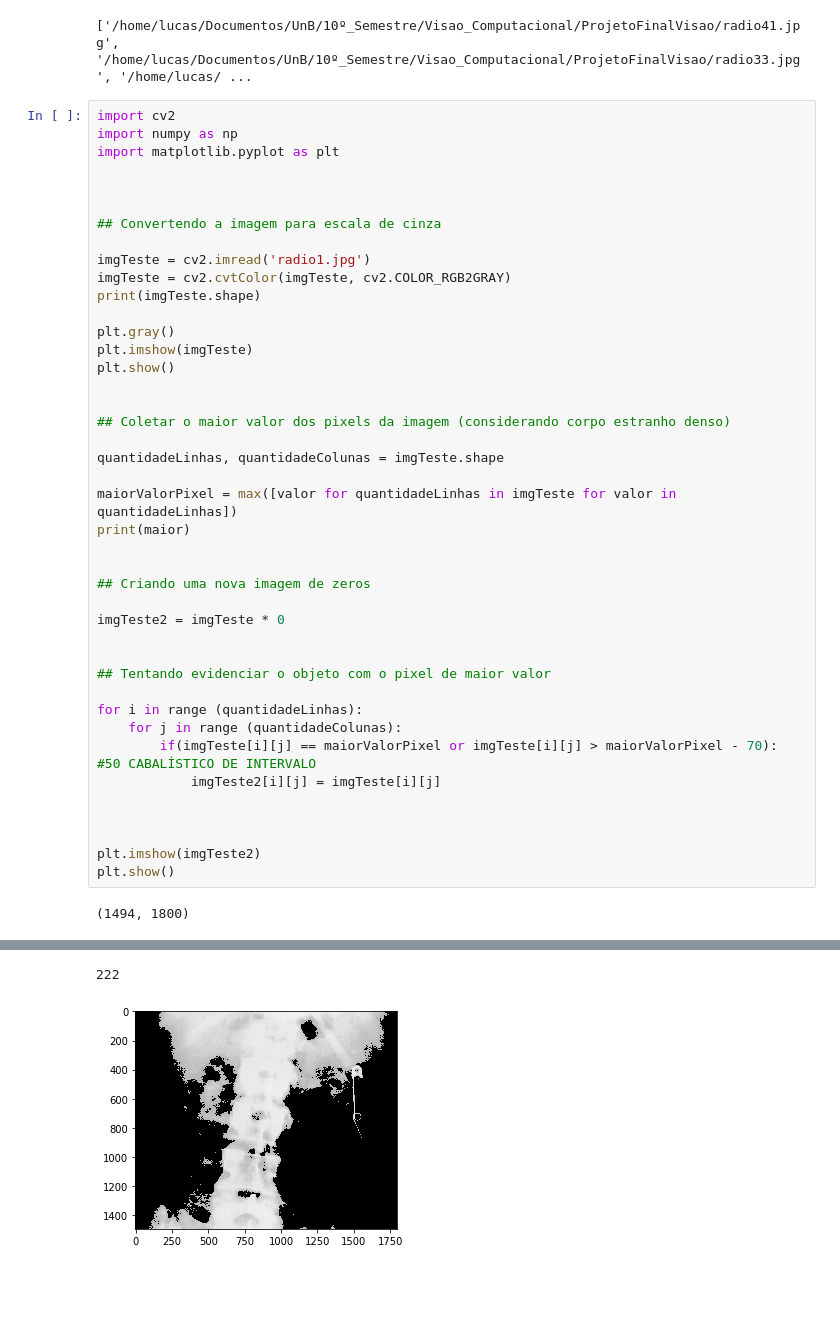
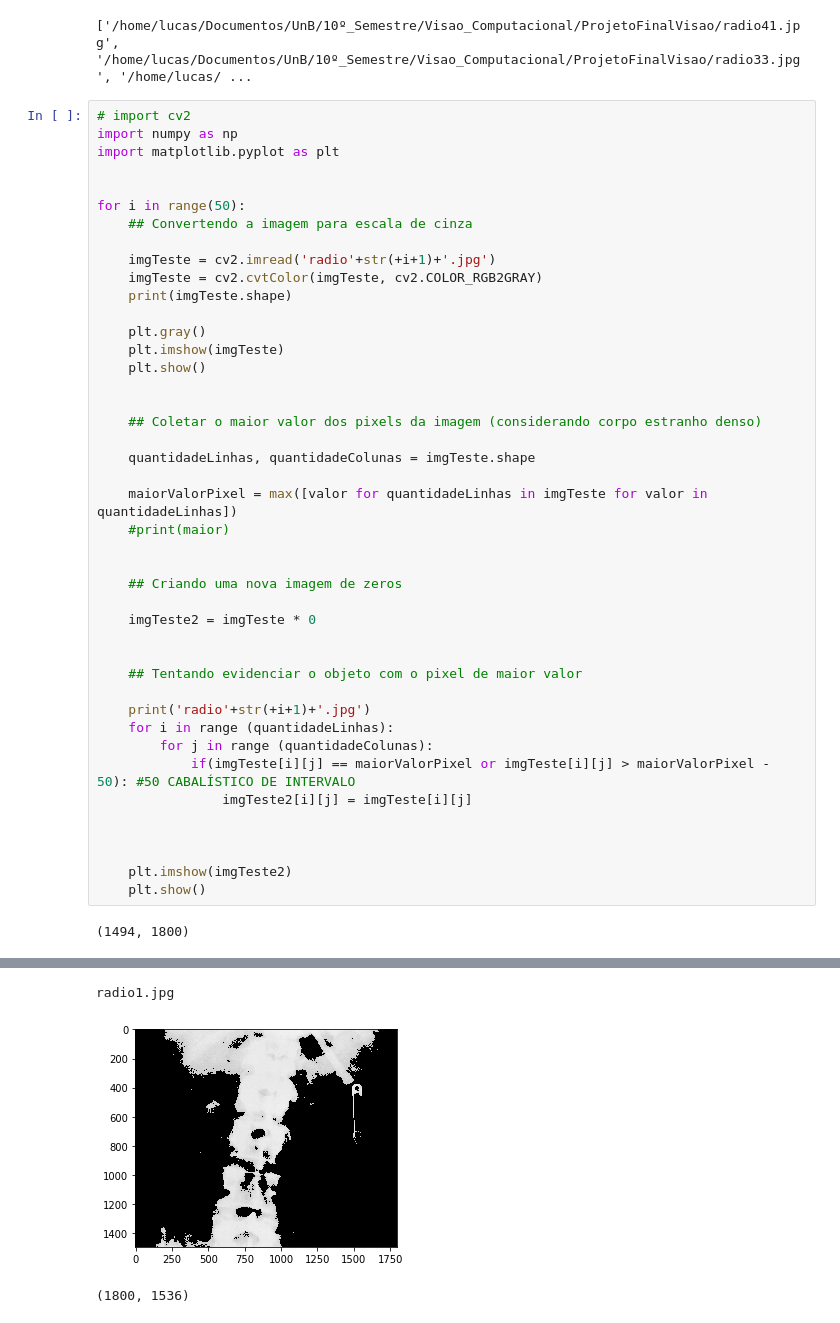
Before and after one commit to TrabalhosDaUnB/ProjetoFinalVisao, a Jupyter notebook: Deteccao_Corpos_Estranhos.ipynb, the cells around one changed output, grey strips where cells are left out. Drawn from its saved outputs; the diff is of its cells as text; blank space fills up the shorter version.

Commit message:
Processando todo o array de corpos estranhos

```diff
--- a/Deteccao_Corpos_Estranhos.ipynb
+++ b/Deteccao_Corpos_Estranhos.ipynb
@@ -7,49 +7,51 @@ print(files_path)
 # %% [output]
 ['/home/lucas/Documentos/UnB/10º_Semestre/Visao_Computacional/ProjetoFinalVisao/radio41.jpg', '/home/lucas/Documentos/UnB/10º_Semestre/Visao_Computacional/ProjetoFinalVisao/radio33.jpg', '/home/lucas/ ...
 # %%
-import cv2
+# import cv2
 import numpy as np
 import matplotlib.pyplot as plt
 
 
+for i in range(50):
+    ## Convertendo a imagem para escala de cinza
 
-## Convertendo a imagem para escala de cinza
+    imgTeste = cv2.imread('radio'+str(+i+1)+'.jpg')
+    imgTeste = cv2.cvtColor(imgTeste, cv2.COLOR_RGB2GRAY)
+    print(imgTeste.shape)
 
-imgTeste = cv2.imread('radio1.jpg')
-imgTeste = cv2.cvtColor(imgTeste, cv2.COLOR_RGB2GRAY)
-print(imgTeste.shape)
-
-plt.gray()
-plt.imshow(imgTeste)
-plt.show()
+    plt.gray()
+    plt.imshow(imgTeste)
+    plt.show()
 
 
-## Coletar o maior valor dos pixels da imagem (considerando corpo estranho denso)
+    ## Coletar o maior valor dos pixels da imagem (considerando corpo estranho denso)
 
-quantidadeLinhas, quantidadeColunas = imgTeste.shape
+    quantidadeLinhas, quantidadeColunas = imgTeste.shape
 
-maiorValorPixel = max([valor for quantidadeLinhas in imgTeste for valor in quantidadeLinhas])
-print(maior)
+    maiorValorPixel = max([valor for quantidadeLinhas in imgTeste for valor in quantidadeLinhas])
+    #print(maior)
 
 
-## Criando uma nova imagem de zeros
+    ## Criando uma nova imagem de zeros
 
-imgTeste2 = imgTeste * 0
+    imgTeste2 = imgTeste * 0
 
 
-## Tentando evidenciar o objeto com o pixel de maior valor
+    ## Tentando evidenciar o objeto com o pixel de maior valor
 
-for i in range (quantidadeLinhas):
-    for j in range (quantidadeColunas):
-        if(imgTeste[i][j] == maiorValorPixel or imgTeste[i][j] > maiorValorPixel - 70): #50 CABALÍSTICO DE INTERVALO
-            imgTeste2[i][j] = imgTeste[i][j]
+    print('radio'+str(+i+1)+'.jpg')
+    for i in range (quantidadeLinhas):
+        for j in range (quantidadeColunas):
+            if(imgTeste[i][j] == maiorValorPixel or imgTeste[i][j] > maiorValorPixel - 50): #50 CABALÍSTICO DE INTERVALO
+                imgTeste2[i][j] = imgTeste[i][j]
 
 
 
-plt.imshow(imgTeste2)
-plt.show()
+    plt.imshow(imgTeste2)
+    plt.show()
 # %% [output]
 (1494, 1800)
 [figure]
-222
+radio1.jpg
-[figure, old version]
+[figure, new version]
+(1800, 1536)
```
Also changed, not shown: parts of 3 cells of this notebook.
